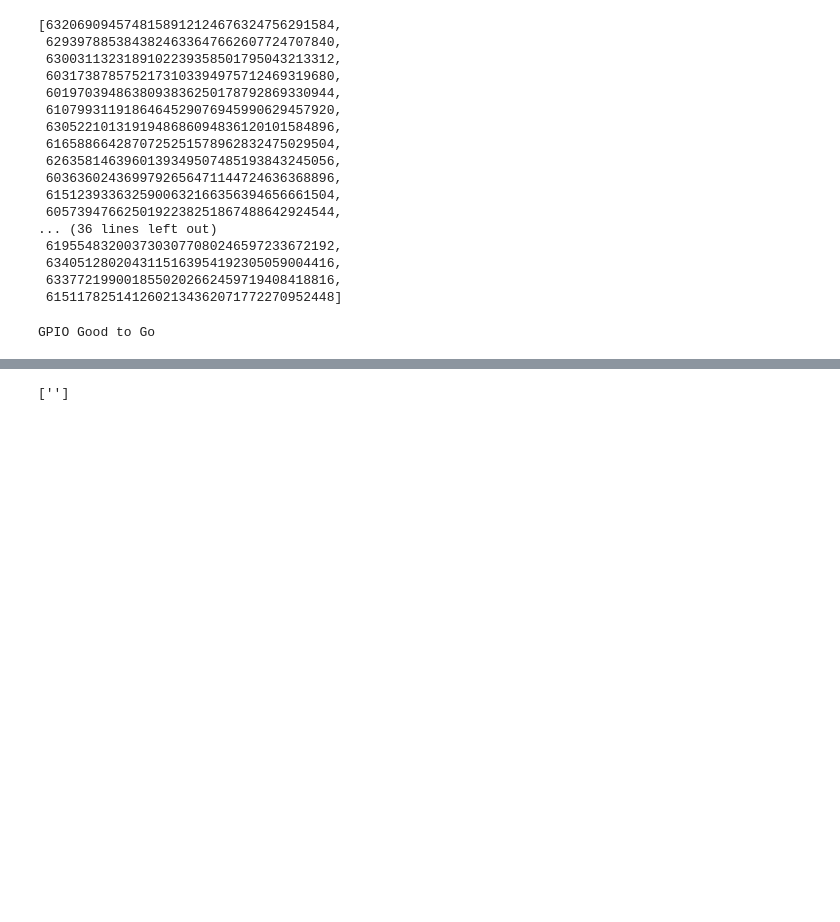
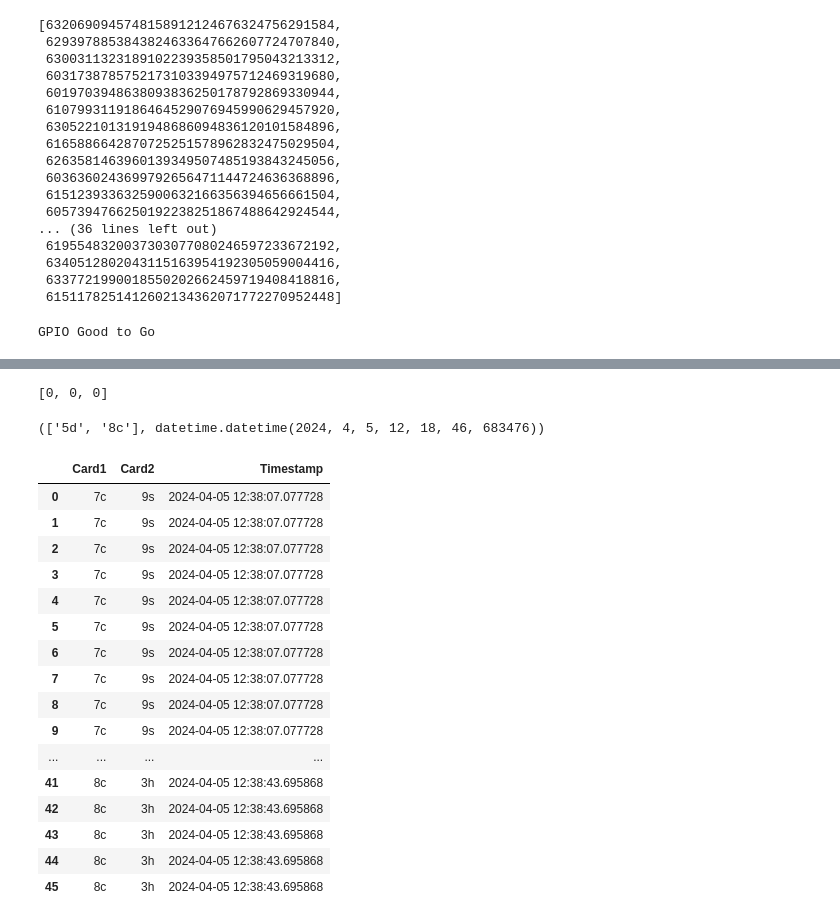
Before and after one commit to panstenos/Poker-RFID-hand-tracker, a Jupyter notebook: Code/CID_to_card.ipynb, the cells around one changed output, grey strips where cells are left out. Drawn from its saved outputs; the diff is of its cells as text; code cells hidden in the pictures; blank space fills up the shorter version.

```diff
--- a/Code/CID_to_card.ipynb
+++ b/Code/CID_to_card.ipynb
@@ -260,6 +353,31 @@ current_cards
+# %%
+player_hand
+# %% [output]
+[0, 0, 0]
+# %%
+current_cards, player_hand[2]
+# %% [output]
+(['5d', '8c'], datetime.datetime(2024, 4, 5, 12, 18, 46, 683476))
 # %%
-history_data_path = '/home/panstenos/Desktop/RFID-hand-tracker/Data/04_04_2024.csv'
-card_IDs =  open_and_read_csv(history_data_path)
-card_IDs
+history_data_path = '/home/panstenos/Desktop/RFID-hand-tracker/Data/05_04_2024.csv'
+import pandas as pd
+df = pd.read_csv(history_data_path)
+df
 # %% [output]
-['']
+|  | Card1 | Card2 | Timestamp |
+| 0 | 7c | 9s | 2024-04-05 12:38:07.077728 |
+| 1 | 7c | 9s | 2024-04-05 12:38:07.077728 |
+| 2 | 7c | 9s | 2024-04-05 12:38:07.077728 |
+| 3 | 7c | 9s | 2024-04-05 12:38:07.077728 |
+| 4 | 7c | 9s | 2024-04-05 12:38:07.077728 |
+| 5 | 7c | 9s | 2024-04-05 12:38:07.077728 |
+| 6 | 7c | 9s | 2024-04-05 12:38:07.077728 |
+| 7 | 7c | 9s | 2024-04-05 12:38:07.077728 |
+| 8 | 7c | 9s | 2024-04-05 12:38:07.077728 |
+| 9 | 7c | 9s | 2024-04-05 12:38:07.077728 |
+| ... | ... | ... | ... |
+| 41 | 8c | 3h | 2024-04-05 12:38:43.695868 |
+| 42 | 8c | 3h | 2024-04-05 12:38:43.695868 |
+| 43 | 8c | 3h | 2024-04-05 12:38:43.695868 |
+| 44 | 8c | 3h | 2024-04-05 12:38:43.695868 |
+| 45 | 8c | 3h | 2024-04-05 12:38:43.695868 |
```
Also changed, not shown: parts of 8 cells of this notebook, 1 other file.
